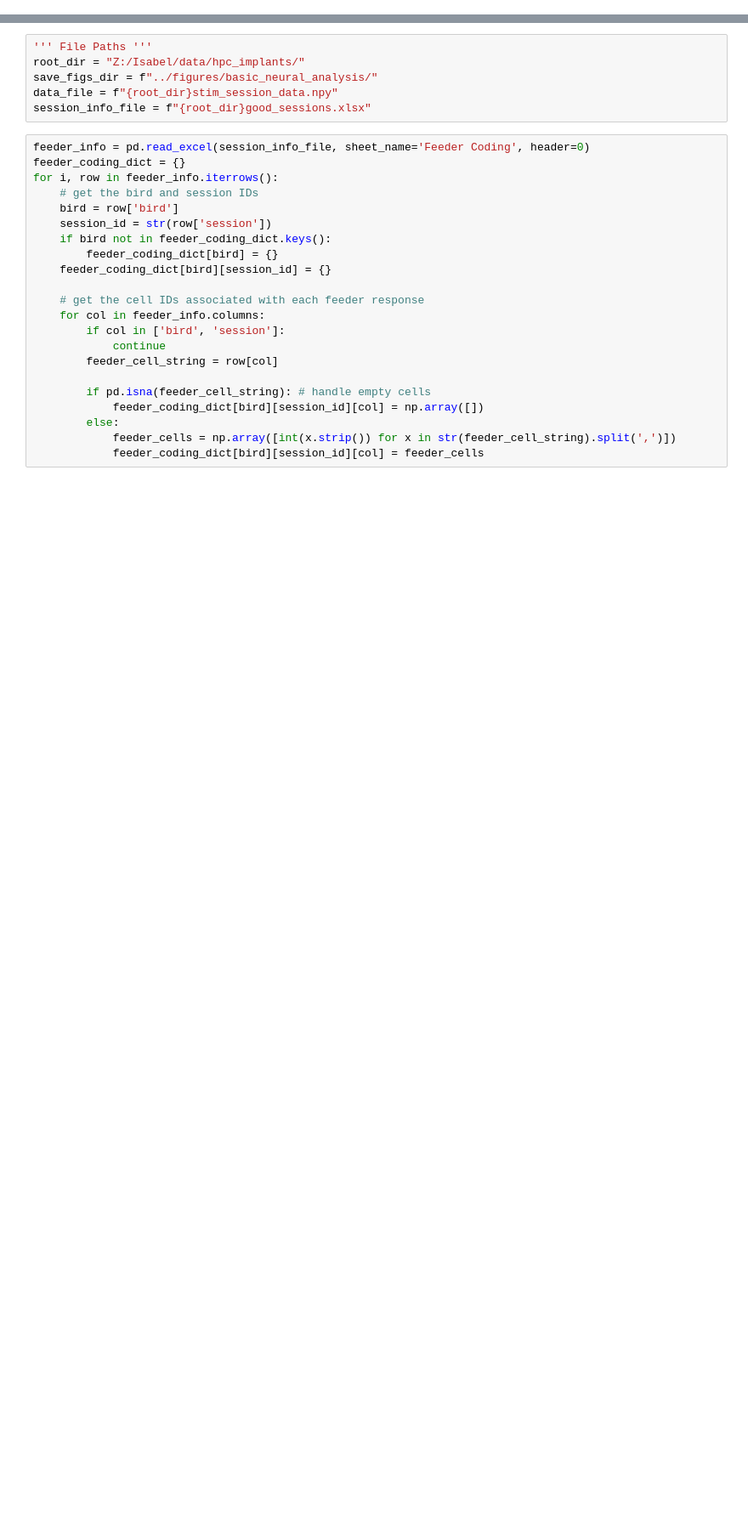
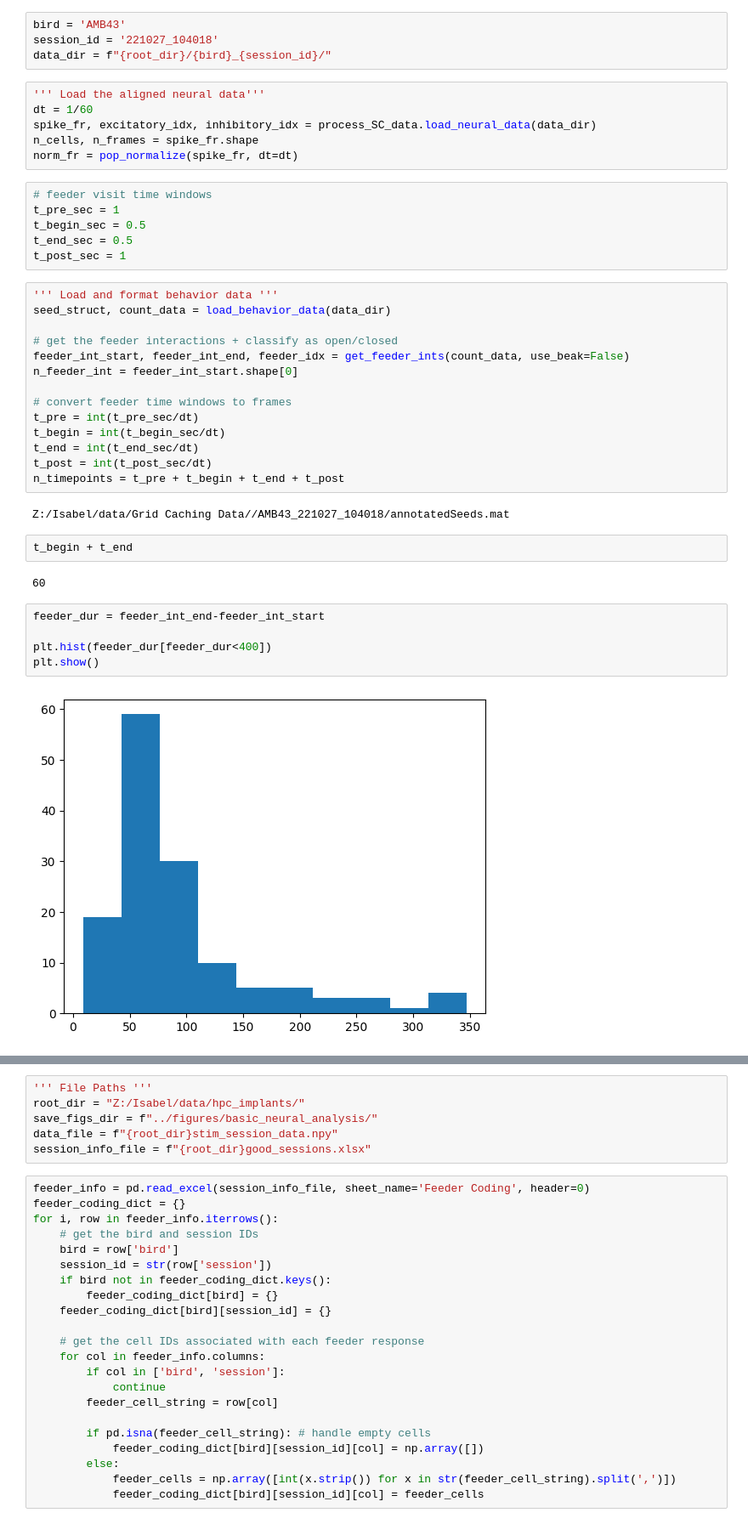
Before and after one commit to isabellow/lhy_hpc, a Jupyter notebook: behavior/scratch_plot_feeders.ipynb, the cells around one changed output, grey strips where cells are left out. Shown at 85% size. Drawn from its saved outputs; the diff is of its cells as text; blank space fills up the shorter version.

Commit message:
feeder plots SC data

```diff
--- a/behavior/scratch_plot_feeders.ipynb
+++ b/behavior/scratch_plot_feeders.ipynb
@@ -16,0 +56,43 @@ from scipy.ndimage import gaussian_filter1d
+# %%
+bird = 'AMB43'
+session_id = '221027_104018'
+data_dir = f"{root_dir}/{bird}_{session_id}/"
+# %%
+''' Load the aligned neural data'''
+dt = 1/60
+spike_fr, excitatory_idx, inhibitory_idx = process_SC_data.load_neural_data(data_dir)
+n_cells, n_frames = spike_fr.shape
+norm_fr = pop_normalize(spike_fr, dt=dt)
+# %%
+# feeder visit time windows
+t_pre_sec = 1
+t_begin_sec = 0.5
+t_end_sec = 0.5
+t_post_sec = 1
+# %%
+''' Load and format behavior data '''
+seed_struct, count_data = load_behavior_data(data_dir)
+
+# get the feeder interactions + classify as open/closed
+feeder_int_start, feeder_int_end, feeder_idx = get_feeder_ints(count_data, use_beak=False)
+n_feeder_int = feeder_int_start.shape[0]
+
+# convert feeder time windows to frames
+t_pre = int(t_pre_sec/dt)
+t_begin = int(t_begin_sec/dt)
+t_end = int(t_end_sec/dt)
+t_post = int(t_post_sec/dt)
+n_timepoints = t_pre + t_begin + t_end + t_post
+# %% [output]
+Z:/Isabel/data/Grid Caching Data//AMB43_221027_104018/annotatedSeeds.mat
+# %%
+t_begin + t_end
+# %% [output]
+60
+# %%
+feeder_dur = feeder_int_end-feeder_int_start
+
+plt.hist(feeder_dur[feeder_dur<400])
+plt.show()
+# %% [output]
+[figure, added]
```
Also changed, not shown: parts of 13 cells of this notebook, 11 other files.
